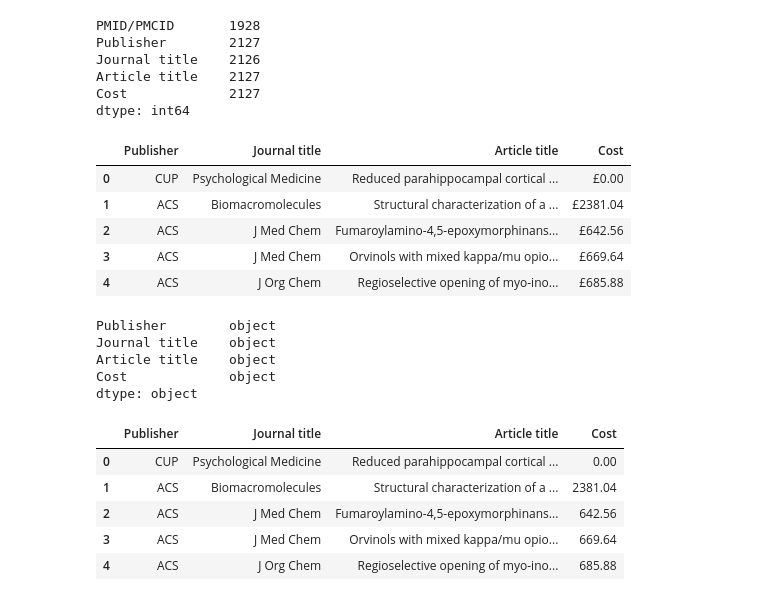
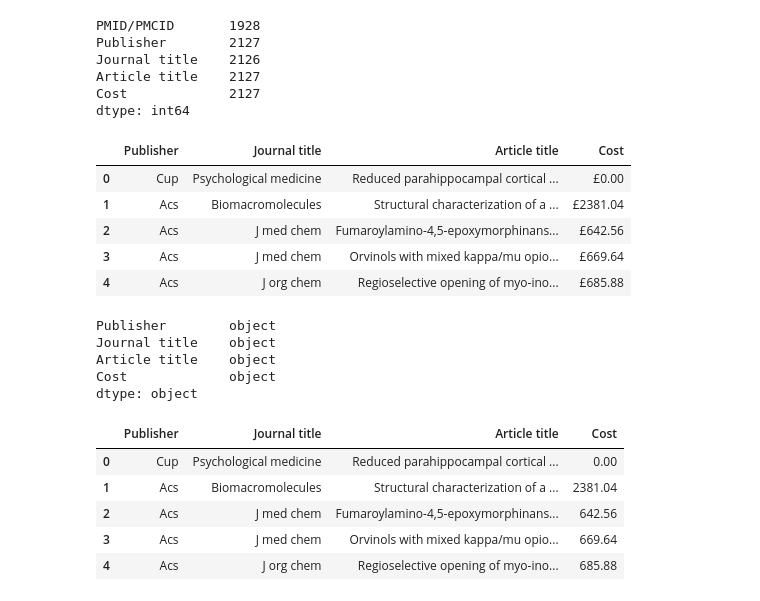
Before and after one commit to andrewab981/Thinkful, a Jupyter notebook: Module 12/12.6 Data Cleaning Challenge.ipynb, the cells around one changed output. Cells and saved outputs as stored; diff of their text form; code cells hidden in the pictures.

```diff
--- a/Module 12/12.6 Data Cleaning Challenge.ipynb
+++ b/Module 12/12.6 Data Cleaning Challenge.ipynb
@@ -50,17 +54,24 @@ dtype: int64
 # %%
 # Strip all whitespace in dataframe
 df = df.apply(lambda x: x.str.strip() if x.dtype == "object" else x)
 
-# Drop the PMID column as that data is no use for the analysis
+# Format all strings to capitalize
+df = df.apply(lambda x: x.str.capitalize() if x.dtype == "object" else x)
+
+# Drop the PMID column as that data is no use for the analysis and a large portion is N/A
 df.drop('PMID/PMCID', axis=1, inplace=True)
+
+# Drop the remaining 1 N/A journal title as there is only 1
+df.dropna()
+
 df.head(5)
 # %% [output]
 |  | Publisher | Journal title | Article title | Cost |
-| 0 | CUP | Psychological Medicine | Reduced parahippocampal cortical ... | £0.00 |
-| 1 | ACS | Biomacromolecules | Structural characterization of a ... | £2381.04 |
-| 2 | ACS | J Med Chem | Fumaroylamino-4,5-epoxymorphinans... | £642.56 |
-| 3 | ACS | J Med Chem | Orvinols with mixed kappa/mu opio... | £669.64 |
-| 4 | ACS | J Org Chem | Regioselective opening of myo-ino... | £685.88 |
+| 0 | Cup | Psychological medicine | Reduced parahippocampal cortical ... | £0.00 |
+| 1 | Acs | Biomacromolecules | Structural characterization of a ... | £2381.04 |
+| 2 | Acs | J med chem | Fumaroylamino-4,5-epoxymorphinans... | £642.56 |
+| 3 | Acs | J med chem | Orvinols with mixed kappa/mu opio... | £669.64 |
+| 4 | Acs | J org chem | Regioselective opening of myo-ino... | £685.88 |
 # %%
 # See datatype working with
 df.dtypes
@@ -74,12 +85,12 @@ dtype: object
 # %%
 df['Cost'] = df['Cost'].str.replace('£', '')
 df['Cost'] = df['Cost'].str.replace('$', '')
-pd.to_numeric(df['Cost'])
+df['Cost'] = pd.to_numeric(df['Cost'])
 df.head(5)
 # %% [output]
 |  | Publisher | Journal title | Article title | Cost |
-| 0 | CUP | Psychological Medicine | Reduced parahippocampal cortical ... | 0.00 |
-| 1 | ACS | Biomacromolecules | Structural characterization of a ... | 2381.04 |
-| 2 | ACS | J Med Chem | Fumaroylamino-4,5-epoxymorphinans... | 642.56 |
-| 3 | ACS | J Med Chem | Orvinols with mixed kappa/mu opio... | 669.64 |
-| 4 | ACS | J Org Chem | Regioselective opening of myo-ino... | 685.88 |
+| 0 | Cup | Psychological medicine | Reduced parahippocampal cortical ... | 0.00 |
+| 1 | Acs | Biomacromolecules | Structural characterization of a ... | 2381.04 |
+| 2 | Acs | J med chem | Fumaroylamino-4,5-epoxymorphinans... | 642.56 |
+| 3 | Acs | J med chem | Orvinols with mixed kappa/mu opio... | 669.64 |
+| 4 | Acs | J org chem | Regioselective opening of myo-ino... | 685.88 |
```
Also changed, not shown: parts of 8 cells of this notebook.
